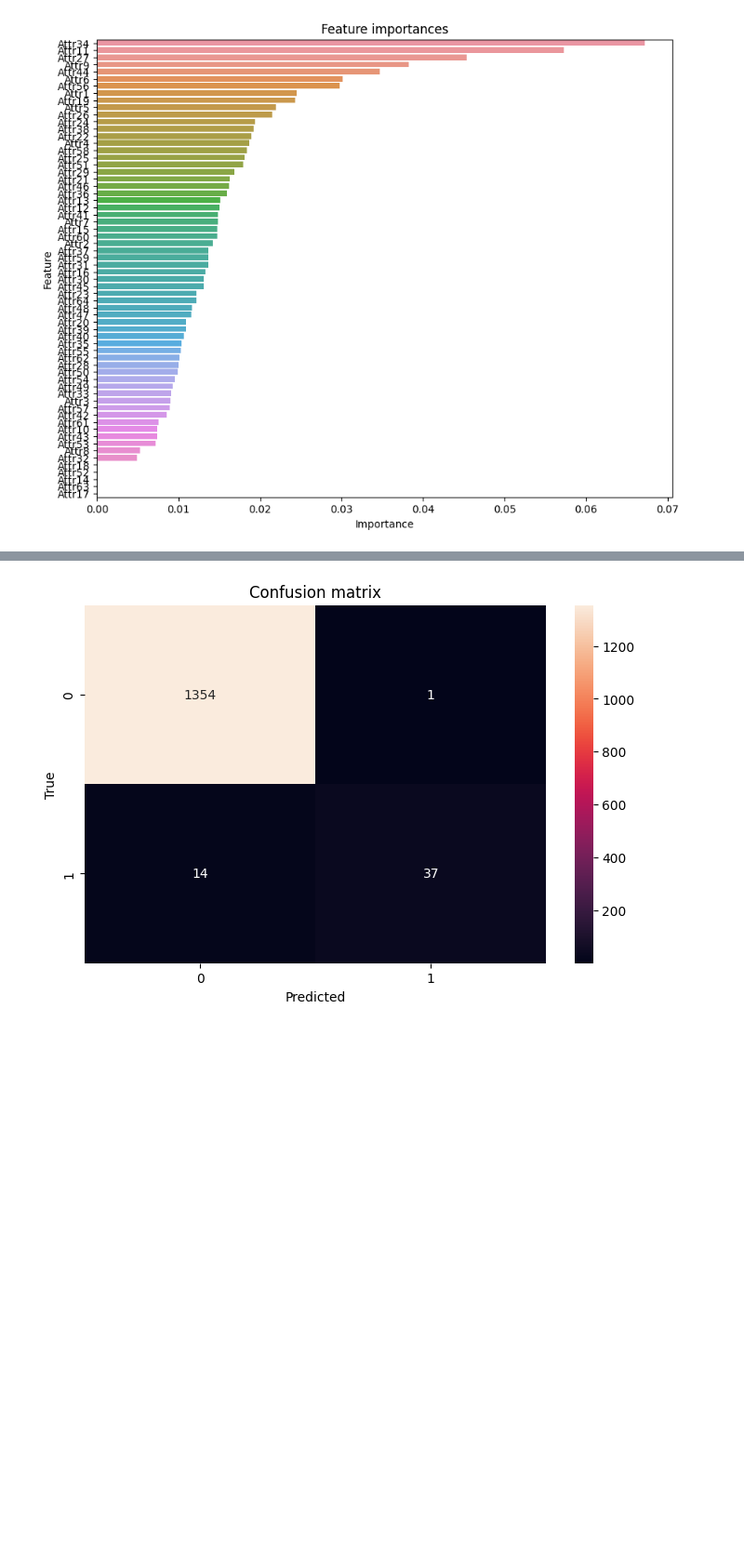
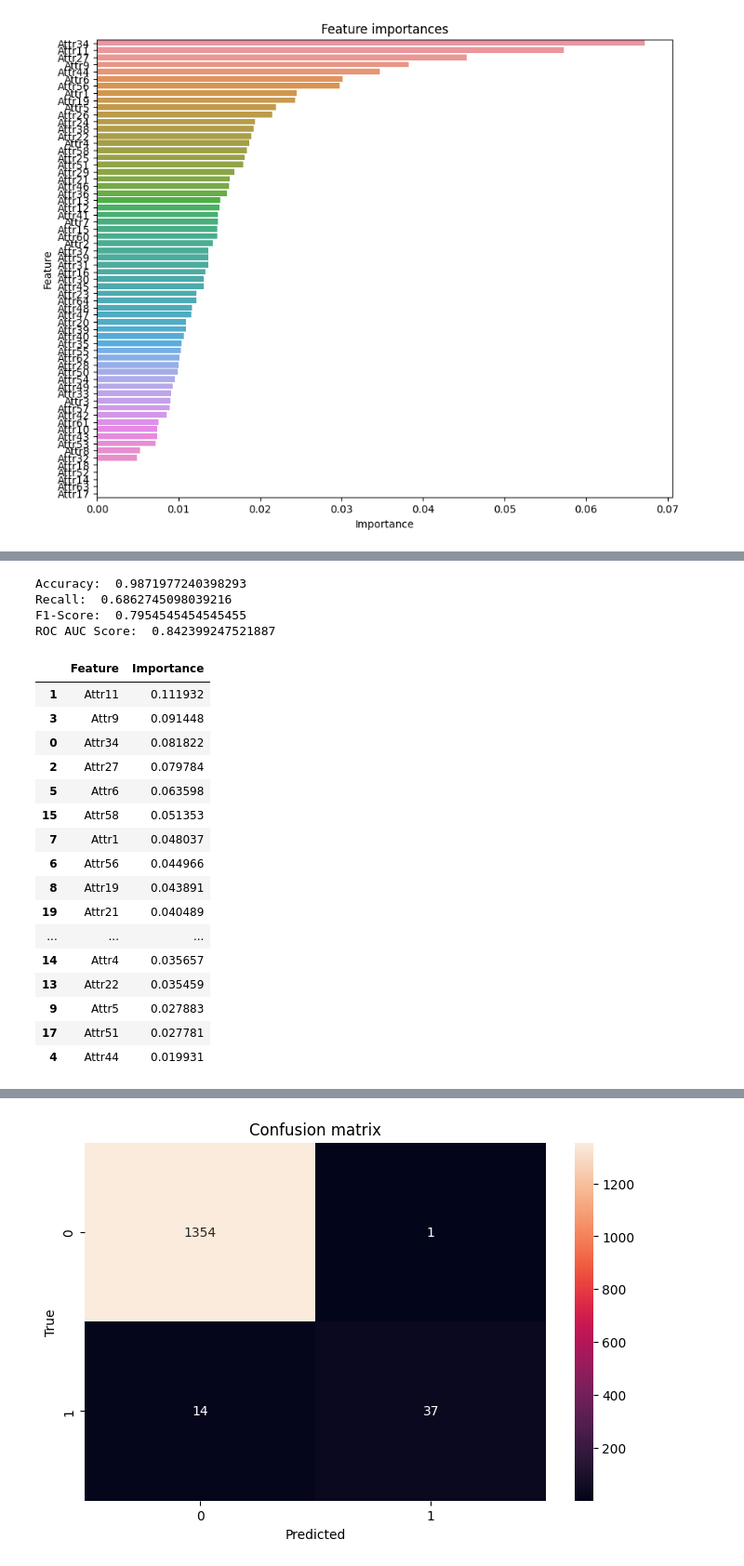
Before and after one commit to ad-po/Polish-bankruptcy-companies-analysis, a Jupyter notebook: notebooks/004_FeatureSelection.ipynb, the cells around one changed output, grey strips where cells are left out. Shown at 93% size. Drawn from its saved outputs; the diff is of its cells as text; code cells hidden in the pictures; blank space fills up the shorter version.

Commit message:
modeling

```diff
--- a/notebooks/004_FeatureSelection.ipynb
+++ b/notebooks/004_FeatureSelection.ipynb
@@ -106,0 +146,62 @@ plt.show()
+# %%
+# Import required libraries
+from sklearn.metrics import accuracy_score, recall_score, f1_score, roc_auc_score
+
+# Retrain the model using top 20 features
+
+# Select top 20 features
+top_20_features = feature_importances_df['Feature'].head(20).values
+
+# Select these features from the original data
+X_train_top_20 = X_train[top_20_features]
+X_test_top_20 = X_test[top_20_features]
+
+# Train the model on top 20 features
+clf_top_20 = xgb.XGBClassifier(use_label_encoder=False, eval_metric="logloss", random_state=42)
+clf_top_20.fit(X_train_top_20, y_train)
+
+# Get feature importances from the model
+feature_importances_top_20 = clf_top_20.feature_importances_
+
+# Create a dataframe to store the features and their importance
+feature_importances_top_20_df = pd.DataFrame({
+    'Feature': X_train_top_20.columns,
+    'Importance': feature_importances_top_20
+})
+
+# Sort the dataframe by importance
+feature_importances_top_20_df.sort_values(by='Importance', ascending=False, inplace=True)
+
+# Make predictions on the test set
+y_pred_top_20 = clf_top_20.predict(X_test_top_20)
+
+# Calculate and print metrics
+print("Accuracy: ", accuracy_score(y_test, y_pred_top_20))
+print("Recall: ", recall_score(y_test, y_pred_top_20))
+print("F1-Score: ", f1_score(y_test, y_pred_top_20))
+print("ROC AUC Score: ", roc_auc_score(y_test, y_pred_top_20))
+
+# Display top 20 features
+feature_importances_top_20_df.head(20)
+# %% [output]
+Accuracy:  0.9871977240398293
+Recall:  0.6862745098039216
+F1-Score:  0.7954545454545455
+ROC AUC Score:  0.842399247521887
+|  | Feature | Importance |
+| 1 | Attr11 | 0.111932 |
+| 3 | Attr9 | 0.091448 |
+| 0 | Attr34 | 0.081822 |
+| 2 | Attr27 | 0.079784 |
+| 5 | Attr6 | 0.063598 |
+| 15 | Attr58 | 0.051353 |
+| 7 | Attr1 | 0.048037 |
+| 6 | Attr56 | 0.044966 |
+| 8 | Attr19 | 0.043891 |
+| 19 | Attr21 | 0.040489 |
+| ... | ... | ... |
+| 14 | Attr4 | 0.035657 |
+| 13 | Attr22 | 0.035459 |
+| 9 | Attr5 | 0.027883 |
+| 17 | Attr51 | 0.027781 |
+| 4 | Attr44 | 0.019931 |
```
Also changed, not shown: parts of 6 cells of this notebook, 1 other file.
